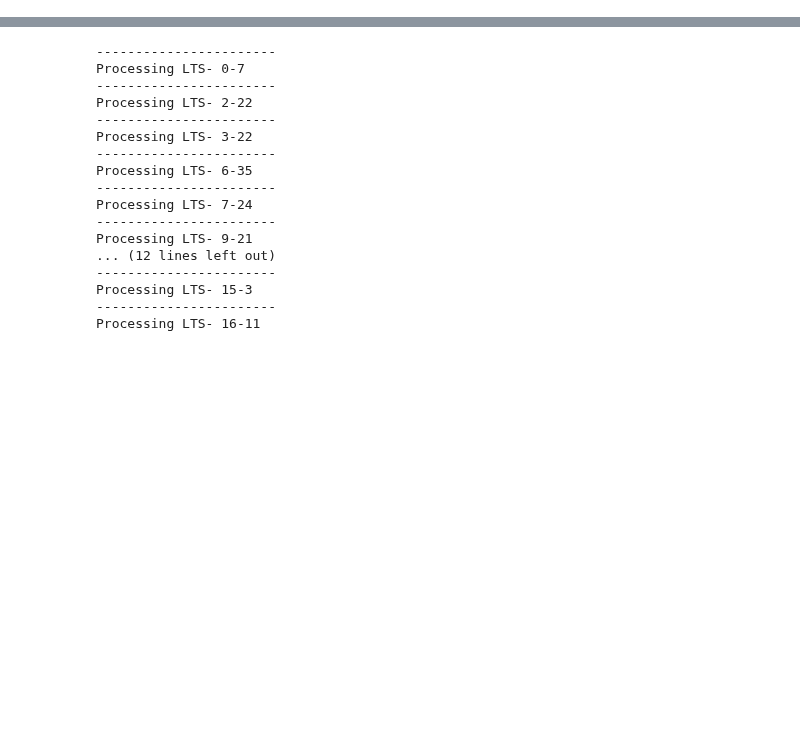
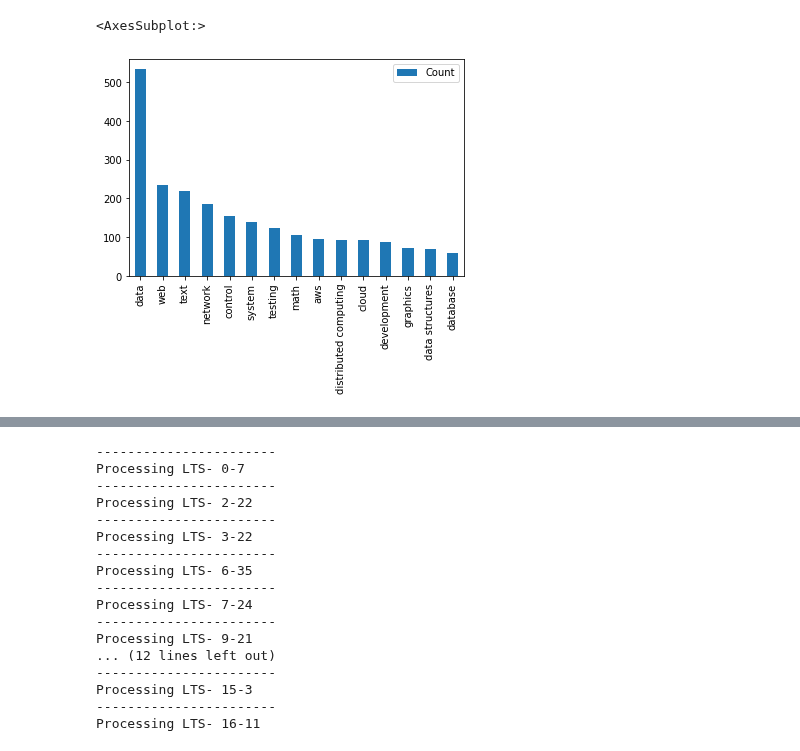
Before and after one commit to pragmaticslaboratory/stackage-evolution, a Jupyter notebook: notebooks/Answers/Testing.ipynb, the cells around one changed output, grey strips where cells are left out. Drawn from its saved outputs; the diff is of its cells as text; code cells hidden in the pictures; blank space fills up the shorter version.

```diff
--- a/notebooks/Answers/Testing.ipynb
+++ b/notebooks/Answers/Testing.ipynb
@@ -13,6 +13,22 @@ df_by_category_list = []
 for idx, lts in enumerate(lts_list):
     df = pd.read_pickle(f'../../data/test/lts-{lts}/lts-{lts}.df')
     df_list.append(df)
+# %%
+df = df_list[13]
+df['categories']
+dict_cat = {}
+for categories in df['categories']:
+    for category in categories:
+        dict_cat[category] = 1 + dict_cat[category] if category in dict_cat else 1
+
+
+df = pd.DataFrame(dict_cat.values(),dict_cat.keys(),['Count'])
+df = df.sort_values(by=['Count'],ascending=False)
+
+df.head(15).plot(kind='bar')
+# %% [output]
+<AxesSubplot:>
+[figure, added]
 # %%
 df_list[0][df_list[0]['package']=='QuickCheck']
 # %% [output]
```
Also changed, not shown: parts of 1 cell of this notebook, 2 other files.
